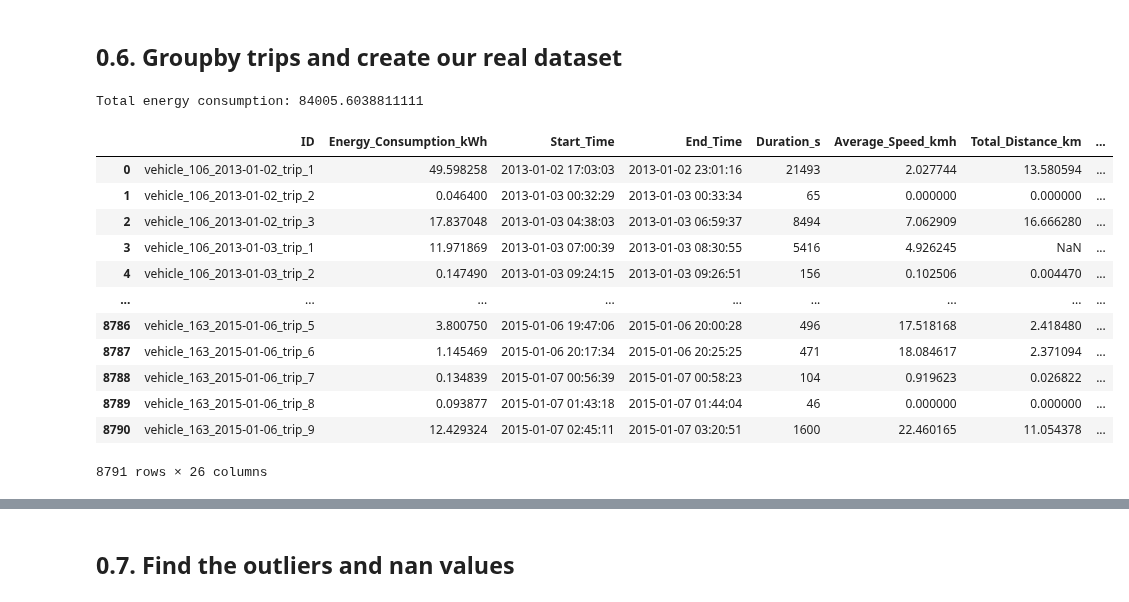
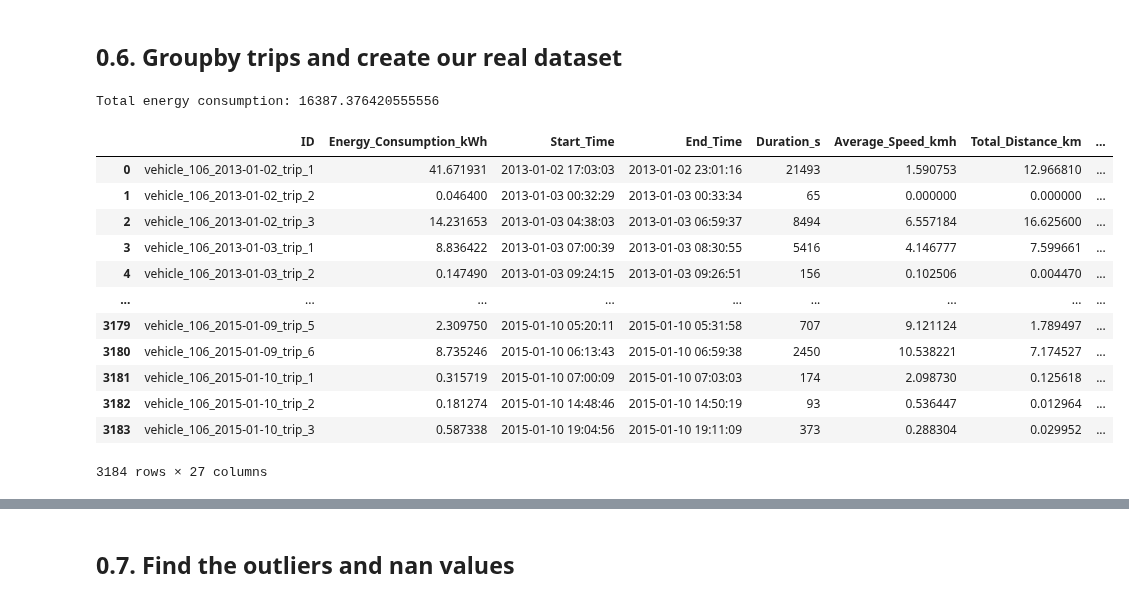
Before and after one commit to ydelipinar/Data_Based_Vehicle_Energy_Consumption_Modeling, a Jupyter notebook: ENS491_492_Project.ipynb, the cells around one changed output, grey strips where cells are left out. Cells and saved outputs as stored; diff of their text form; code cells hidden in the pictures.

```diff
--- a/ENS491_492_Project.ipynb
+++ b/ENS491_492_Project.ipynb
@@ -162,4 +162,5 @@ plt.show()
 # %%
 path_prefix = "../Smith_Gen2 Vehicles Data"
 # %%
-cols_to_keep = ['BMU_Mode_SYS','GPS_Speed','Battery_Voltage_SYS','Battery_Current_SYS','Timestamp','RD_Ambient_Temp_degC','GPS_Altitude','CT_Heater_Current_RD','CT_Air_Con_Current_RD']
+cols_to_keep = ['BMU_Mode_SYS','GPS_Speed','Battery_Voltage_SYS','Battery_Current_SYS','Timestamp','RD_Ambient_Temp_degC',
+                'GPS_Altitude','GPS_Latitude', 'GPS_Longitude', 'CT_Heater_Current_RD','CT_Air_Con_Current_RD']
@@ -166,8 +188,8 @@ cols_to_keep = ['BMU_Mode_SYS','GPS_Speed','Battery_Voltage_SYS','Battery_Curren
 # %%
 df_list = [] # Initialize an empty list to store dataframes
-SEARCH_VEHICLE_FOLDER_COUNT = 5
+SEARCH_VEHICLE_FOLDER_COUNT = 2
+
 vehicle_folder_counter = 0
-
 removed_file_counter = 0
 
 # Iterate over the directories and files in the path_prefix
@@ -187,16 +209,16 @@ for path, currentDirectory, files in os.walk(path_prefix):
             mat = {k: v for k, v in mat.items() if k[0] != '_'}
             df_temp = pd.DataFrame({k: np.array(v).flatten() for k, v in mat.items()})
 
-            #selecting columns to keep
+            # selecting columns to keep
             df_temp = df_temp[cols_to_keep]
 
-            # anomaly detection
-            df_anomaly = df_temp[df_temp['BMU_Mode_SYS'] == 2.0]
+            # Large NaN Detection
+            df_files_with_large_nan = df_temp[df_temp['BMU_Mode_SYS'] == 2.0]
 
-            if(df_anomaly['RD_Ambient_Temp_degC'].isnull().mean() >= 0.50 or df_anomaly['GPS_Speed'].isnull().mean() >= 0.50 or
-               df_anomaly['Battery_Voltage_SYS'].isnull().mean() >= 0.50 or df_anomaly['Battery_Current_SYS'].isnull().mean() >= 0.50 or
-               df_anomaly['GPS_Altitude'].isnull().mean()>= 0.50 or df_anomaly['CT_Heater_Current_RD'].isnull().mean()>= 0.50 or
-               df_anomaly['CT_Air_Con_Current_RD'].isnull().mean()>= 0.50) :
+            if(df_files_with_large_nan['RD_Ambient_Temp_degC'].isnull().mean() >= 0.50 or df_files_with_large_nan['GPS_Speed'].isnull().mean() >= 0.50 or
+               df_files_with_large_nan['Battery_Voltage_SYS'].isnull().mean() >= 0.50 or df_files_with_large_nan['Battery_Current_SYS'].isnull().mean() >= 0.50 or
+               df_files_with_large_nan['GPS_Altitude'].isnull().mean()>= 0.50 or df_files_with_large_nan['CT_Heater_Current_RD'].isnull().mean()>= 0.50 or
+               df_files_with_large_nan['CT_Air_Con_Current_RD'].isnull().mean()>= 0.50):
                 removed_file_counter += 1
 
             else:
@@ -245,10 +267,13 @@ for path, currentDirectory, files in os.walk(path_prefix):
                     .cumcount()
                 )
 
+                # Finding the county name corresponding to the given average latitude and longitude values
+                df_temp['City_Name'] = get_city(df_temp['GPS_Latitude'].mean(), df_temp['GPS_Longitude'].mean())
+
                  # DROPPING ANORMALIES First
                 df_temp.drop(df_temp[df_temp['GPS_Speed'] >= 50].index, inplace=True)
                 df_temp.drop(df_temp[df_temp['Battery_Voltage_SYS'] >= 360].index, inplace=True)
-                # df_temp.drop(df_temp[df_temp['Power(kW)'] >= 80].index, inplace=True) Use Volt*Current instead
+                df_temp.drop(df_temp[df_temp['Power(kW)'] >= 80].index, inplace=True)
                 df_temp.drop(df_temp[df_temp['RD_Ambient_Temp_degC'] >= 36].index, inplace=True)
                 df_temp.drop(df_temp[df_temp['RD_Ambient_Temp_degC'] < -15].index, inplace=True)
 
@@ -264,7 +289,7 @@ for path, currentDirectory, files in os.walk(path_prefix):
                 df_temp = df_temp.drop(['BMU_Mode_SYS'], axis=1)
                 df_temp = df_temp.drop(['Trip'], axis=1)
                 df_temp = df_temp.drop(['Total Time(s)'], axis=1)
-                # df_temp = df_temp.drop(['File_Name'], axis=1)
+                df_temp = df_temp.drop(['File_Name'], axis=1)
 
                 # Append the dataframe to the list
                 df_list.append(df_temp)
@@ -327,5 +352,6 @@ File_Name                    0
 dtype: int64
-# %%
-df_merged['GPS_Speed'] = df_merged['GPS_Speed'].fillna(0)
+# %%
+# Forward fill missing values
+df_merged['GPS_Speed'] = df_merged['GPS_Speed'].ffill()
 # %% [markdown]
 ## 0.6. Groupby trips and create our real dataset
@@ -365,6 +408,7 @@ def calculate_trip_metrics(df):
     # Get start time and end time for each trip
     start_time = df["Timestamp"].iloc[0]
     end_time = df["Timestamp"].iloc[-1]
+    city = df["City_Name"].iloc[0]
 
     # Calculate max and min speed for each trip
     max_speed = df["GPS_Speed"].max()
@@ -383,6 +427,8 @@ def calculate_trip_metrics(df):
     gps_speed_kms = df["GPS_Speed"] / 3600
     total_distance_km = np.trapz(y=gps_speed_kms, x=df["Trip_Seconds_Counter"])
 
+
+
     # Return the calculated metrics for the trip
     return {
         'Energy_Consumption_kWh': energy_consumption_kwh,
@@ -391,6 +437,7 @@ def calculate_trip_metrics(df):
         'Duration_s': duration,
         'Average_Speed_kmh': avg_speed_kmh,
         'Total_Distance_km': total_distance_km,
+        'City_Name': city,
 
         'Max_Speed': max_speed,
         'Min_Speed': min_speed,
@@ -400,44 +447,44 @@ def calculate_trip_metrics(df):
         'Positive_Acceleration_Sum': positive_acceleration_sum,
         'Negative_Acceleration_Sum': negative_acceleration_sum,
 
         'Positive_Altitude-diff_Mean': positive_altitude_diff_mean,
         'Negative_Altitude-diff_Mean': negative_altitude_diff_mean,
         'Positive_Altitude-diff_Sum': positive_altitude_diff_sum,
         'Negative_Altitude-diff_Sum': negative_altitude_diff_sum,
 
         'Max_Altitude-diff': max_altitude_diff,
         'Min_Altitude-diff': min_altitude_diff,
         'Max_Altitude': max_altitude,
         'Min_Altitude': min_altitude,
         'GPS_Altitude_Mean':avg_gps_altitude,
 
         'Average_Ambient_Temperature': avg_temperature,
         'Average_heater': avg_heater,
         'Average_air': avg_air,
         # 'Average_Ambient_Temperature': avg_temperature,
         'Traffic_Category_Mean': avg_traffic_category
     }
 
 # Group the DataFrame by 'ID', apply the custom function, and store the result in a Series
 trip_metrics = df_merged.groupby('ID').apply(calculate_trip_metrics)
 trip_metrics_df = trip_metrics.apply(pd.Series).reset_index()
 
 # Reset the index and print the total energy consumption
 print('Total energy consumption:', trip_metrics_df["Energy_Consumption_kWh"].sum())
 trip_metrics_df
 # %% [output]
-Total energy consumption: 84005.6038811111
+Total energy consumption: 16387.376420555556
 |  | ID | Energy_Consumption_kWh | Start_Time | End_Time | Duration_s | Average_Speed_kmh | Total_Distance_km | ... |
-| 0 | vehicle_106_2013-01-02_trip_1 | 49.598258 | 2013-01-02 17:03:03 | 2013-01-02 23:01:16 | 21493 | 2.027744 | 13.580594 | ... |
+| 0 | vehicle_106_2013-01-02_trip_1 | 41.671931 | 2013-01-02 17:03:03 | 2013-01-02 23:01:16 | 21493 | 1.590753 | 12.966810 | ... |
 | 1 | vehicle_106_2013-01-02_trip_2 | 0.046400 | 2013-01-03 00:32:29 | 2013-01-03 00:33:34 | 65 | 0.000000 | 0.000000 | ... |
-| 2 | vehicle_106_2013-01-02_trip_3 | 17.837048 | 2013-01-03 04:38:03 | 2013-01-03 06:59:37 | 8494 | 7.062909 | 16.666280 | ... |
-| 3 | vehicle_106_2013-01-03_trip_1 | 11.971869 | 2013-01-03 07:00:39 | 2013-01-03 08:30:55 | 5416 | 4.926245 | NaN | ... |
+| 2 | vehicle_106_2013-01-02_trip_3 | 14.231653 | 2013-01-03 04:38:03 | 2013-01-03 06:59:37 | 8494 | 6.557184 | 16.625600 | ... |
+| 3 | vehicle_106_2013-01-03_trip_1 | 8.836422 | 2013-01-03 07:00:39 | 2013-01-03 08:30:55 | 5416 | 4.146777 | 7.599661 | ... |
 | 4 | vehicle_106_2013-01-03_trip_2 | 0.147490 | 2013-01-03 09:24:15 | 2013-01-03 09:26:51 | 156 | 0.102506 | 0.004470 | ... |
 | ... | ... | ... | ... | ... | ... | ... | ... | ... |
-| 8786 | vehicle_163_2015-01-06_trip_5 | 3.800750 | 2015-01-06 19:47:06 | 2015-01-06 20:00:28 | 496 | 17.518168 | 2.418480 | ... |
-| 8787 | vehicle_163_2015-01-06_trip_6 | 1.145469 | 2015-01-06 20:17:34 | 2015-01-06 20:25:25 | 471 | 18.084617 | 2.371094 | ... |
-| 8788 | vehicle_163_2015-01-06_trip_7 | 0.134839 | 2015-01-07 00:56:39 | 2015-01-07 00:58:23 | 104 | 0.919623 | 0.026822 | ... |
-| 8789 | vehicle_163_2015-01-06_trip_8 | 0.093877 | 2015-01-07 01:43:18 | 2015-01-07 01:44:04 | 46 | 0.000000 | 0.000000 | ... |
-| 8790 | vehicle_163_2015-01-06_trip_9 | 12.429324 | 2015-01-07 02:45:11 | 2015-01-07 03:20:51 | 1600 | 22.460165 | 11.054378 | ... |
+| 3179 | vehicle_106_2015-01-09_trip_5 | 2.309750 | 2015-01-10 05:20:11 | 2015-01-10 05:31:58 | 707 | 9.121124 | 1.789497 | ... |
+| 3180 | vehicle_106_2015-01-09_trip_6 | 8.735246 | 2015-01-10 06:13:43 | 2015-01-10 06:59:38 | 2450 | 10.538221 | 7.174527 | ... |
+| 3181 | vehicle_106_2015-01-10_trip_1 | 0.315719 | 2015-01-10 07:00:09 | 2015-01-10 07:03:03 | 174 | 2.098730 | 0.125618 | ... |
+| 3182 | vehicle_106_2015-01-10_trip_2 | 0.181274 | 2015-01-10 14:48:46 | 2015-01-10 14:50:19 | 93 | 0.536447 | 0.012964 | ... |
+| 3183 | vehicle_106_2015-01-10_trip_3 | 0.587338 | 2015-01-10 19:04:56 | 2015-01-10 19:11:09 | 373 | 0.288304 | 0.029952 | ... |
-8791 rows × 26 columns
+3184 rows × 27 columns
 # %%
```
Also changed, not shown: parts of 10 cells of this notebook, 1 other file.
